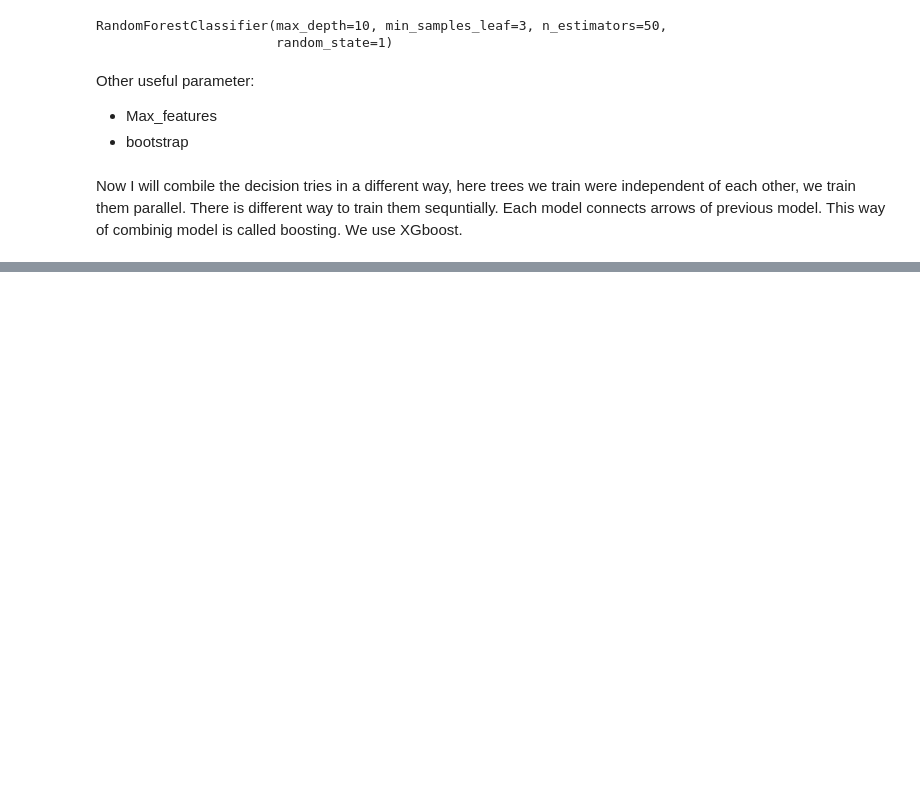
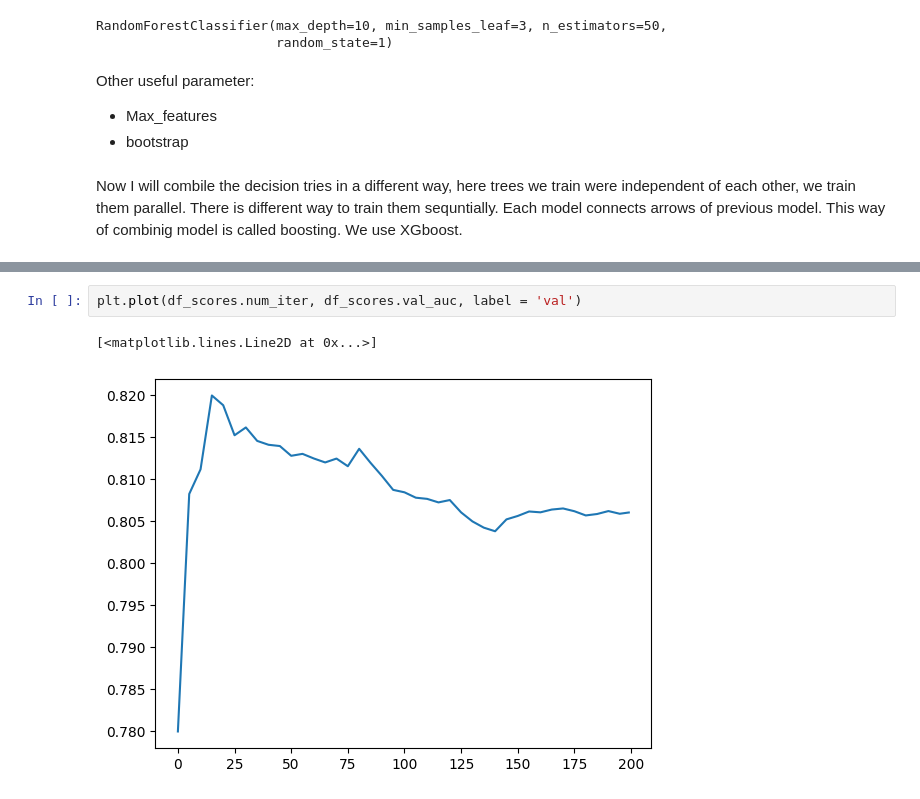
Before and after one commit to skykmar02/Credit-Risk-Scoring, a Jupyter notebook: 06_Credit_risk_scoring.ipynb, the cells around one changed output, grey strips where cells are left out. Cells and saved outputs as stored; diff of their text form; blank space fills up the shorter version.

```diff
--- a/06_Credit_risk_scoring.ipynb
+++ b/06_Credit_risk_scoring.ipynb
@@ -638,0 +795,5 @@ Now I will combile the decision tries in a different way, here trees we train we
+# %%
+plt.plot(df_scores.num_iter, df_scores.val_auc, label = 'val')
+# %% [output]
+[<matplotlib.lines.Line2D at 0x...>]
+[figure, added]
```
Also changed, not shown: parts of 29 cells of this notebook, 1 other file.
